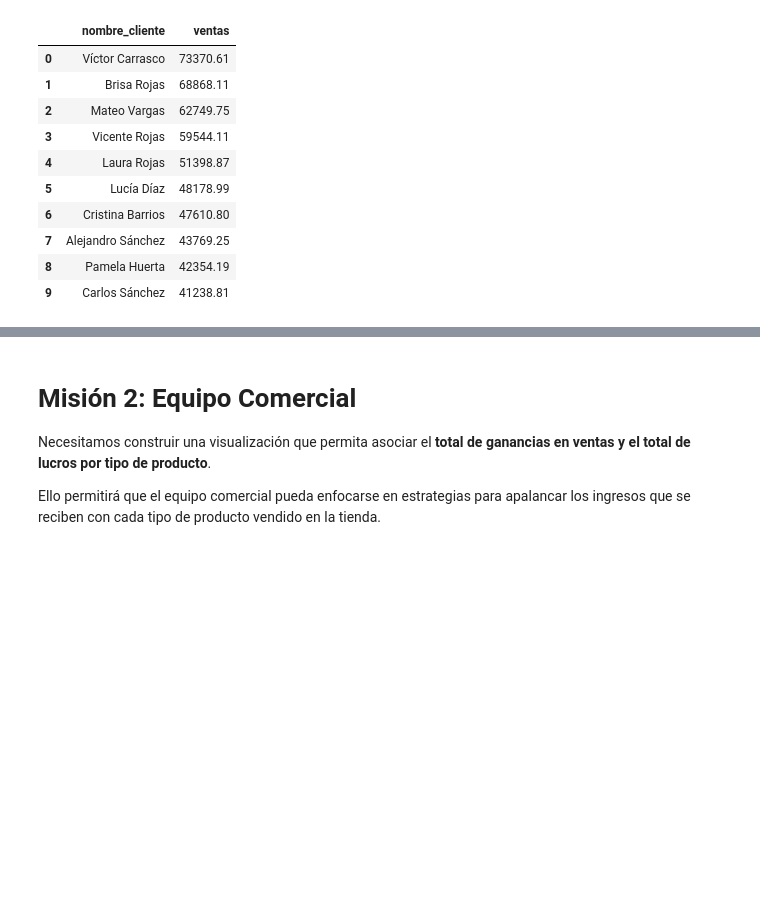
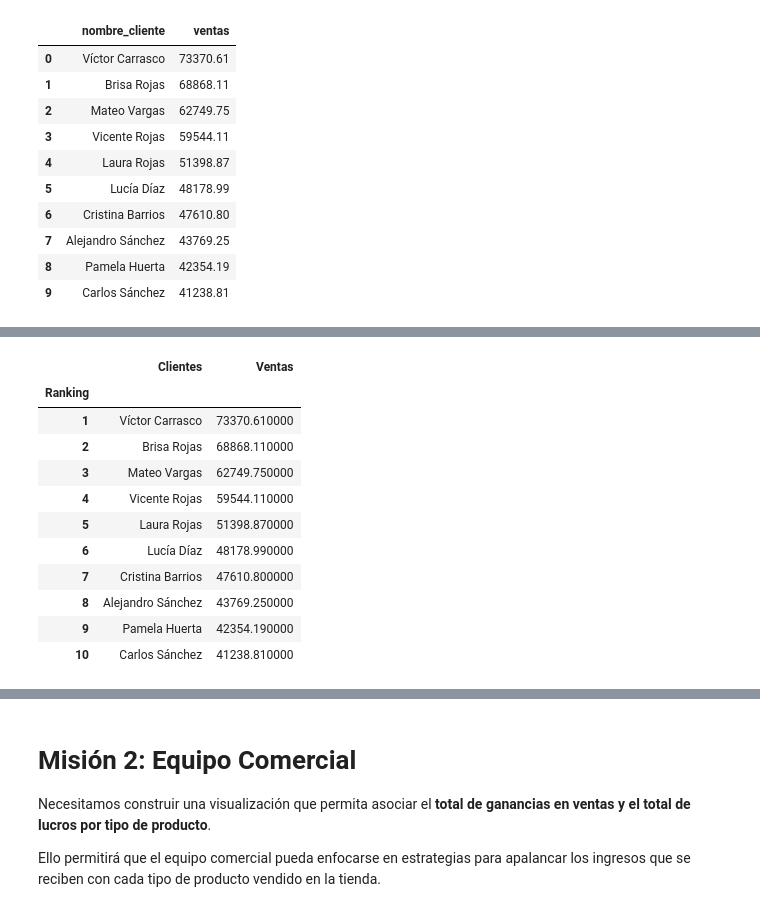
Before and after one commit to DiegoBecerra-lab/probando-python, a Jupyter notebook: Estilizacion_de_tablas.ipynb, the cells around one changed output, grey strips where cells are left out. Drawn from its saved outputs; the diff is of its cells as text; code cells hidden in the pictures; blank space fills up the shorter version.

```diff
--- a/Estilizacion_de_tablas.ipynb
+++ b/Estilizacion_de_tablas.ipynb
@@ -133,0 +137,16 @@ clientes
+# %%
+estilo = clientes.style
+estilo
+# %% [output]
+|  | Clientes | Ventas |
+| Ranking |  |  |
+| 1 | Víctor Carrasco | 73370.610000 |
+| 2 | Brisa Rojas | 68868.110000 |
+| 3 | Mateo Vargas | 62749.750000 |
+| 4 | Vicente Rojas | 59544.110000 |
+| 5 | Laura Rojas | 51398.870000 |
+| 6 | Lucía Díaz | 48178.990000 |
+| 7 | Cristina Barrios | 47610.800000 |
+| 8 | Alejandro Sánchez | 43769.250000 |
+| 9 | Pamela Huerta | 42354.190000 |
+| 10 | Carlos Sánchez | 41238.810000 |
```
Also changed, not shown: parts of 2 cells of this notebook.
